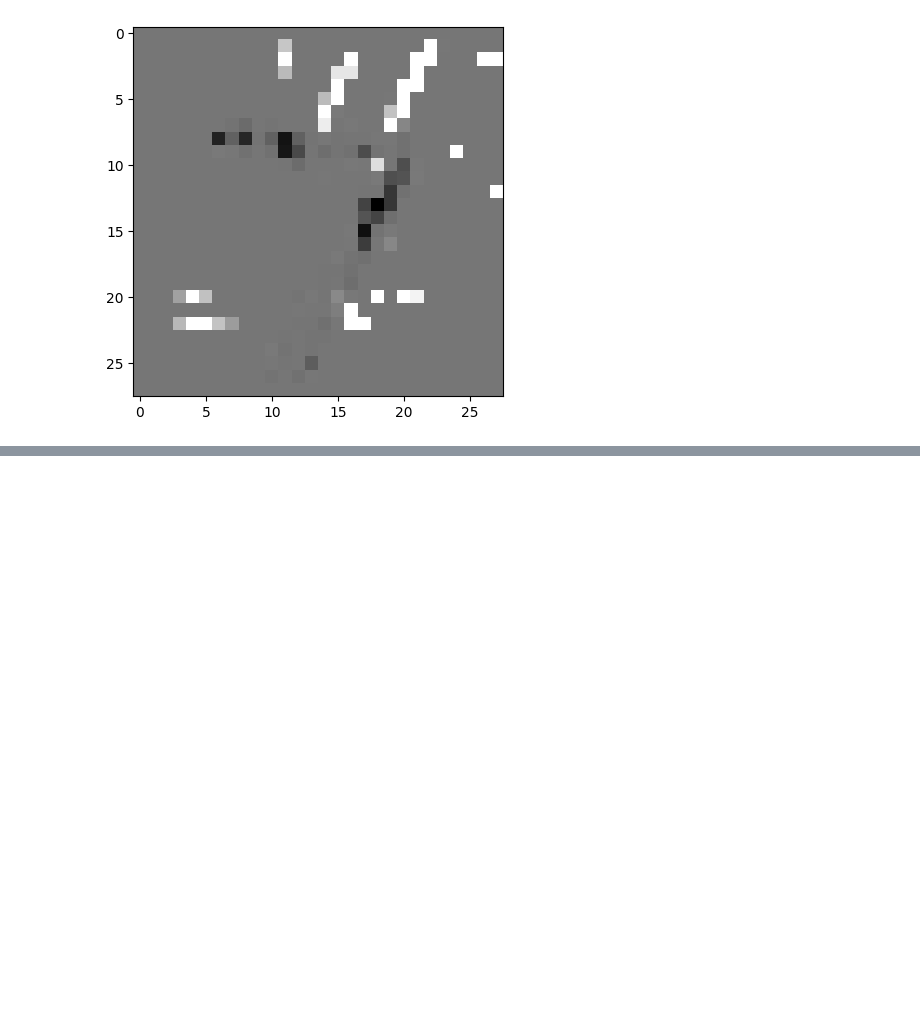
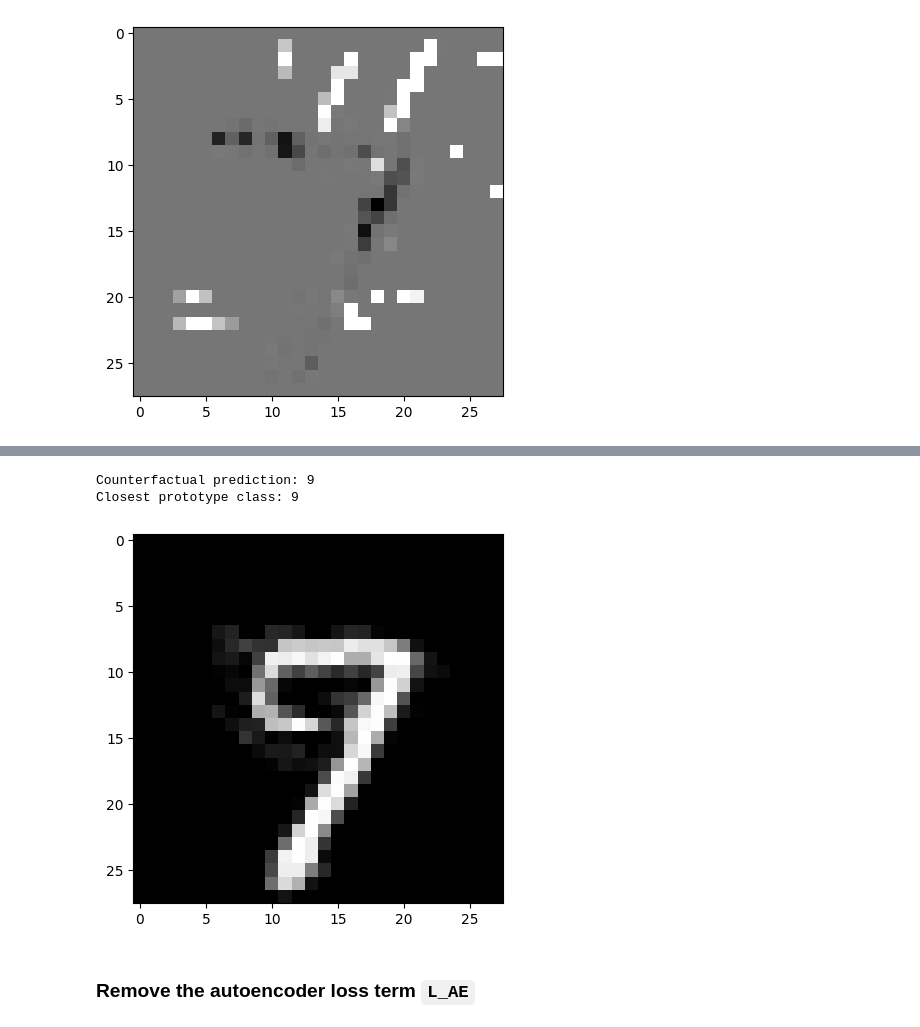
Before and after one commit to MBernart/counterfactuals, a Jupyter notebook: experiments/alibi_MNIST.ipynb, the cells around one changed output, grey strips where cells are left out. Saved outputs shown, nothing was run; the diff lists cells and outputs as text; code cells hidden in the pictures; blank space fills up the shorter version.

```diff
--- a/experiments/alibi_MNIST.ipynb
+++ b/experiments/alibi_MNIST.ipynb
@@ -198,0 +335,10 @@ plt.imshow((explanation.cf['X'] - X).reshape(28, 28));
+# %%
+print('Counterfactual prediction: {}'.format(explanation_k20.cf['class']))
+print(f'Closest prototype class: {explanation.id_proto}')
+plt.imshow(explanation_k20.cf['X'].reshape(28, 28));
+# %% [output]
+Counterfactual prediction: 9
+Closest prototype class: 9
+[figure, added]
+# %% [markdown]
+### Remove the autoencoder loss term `L_AE`
```
Also changed, not shown: parts of 25 cells of this notebook, 2 other files.
